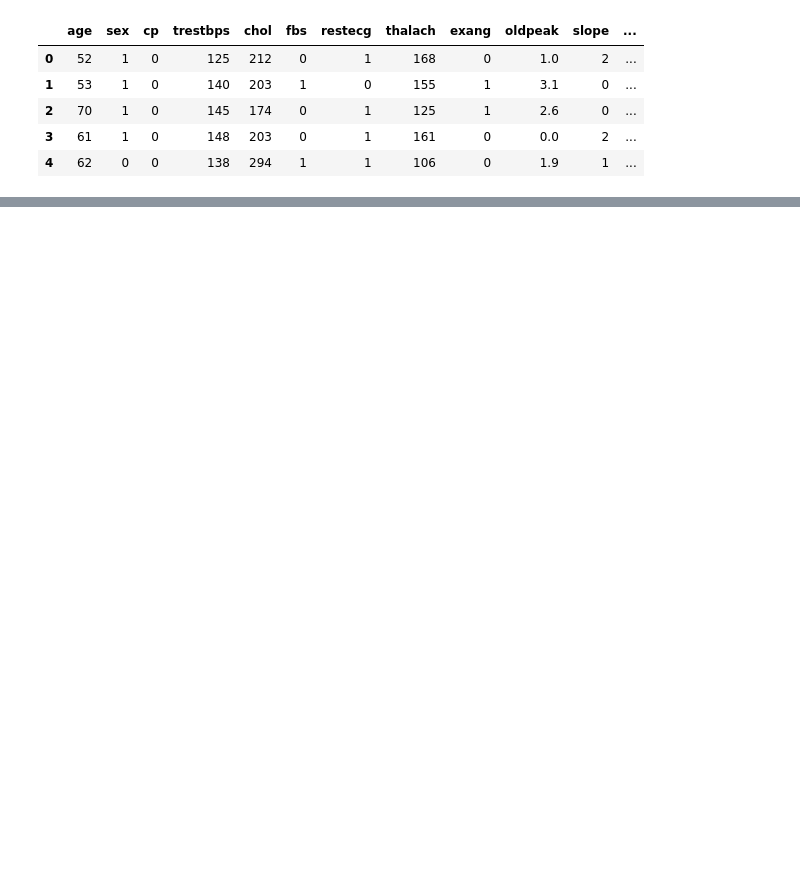
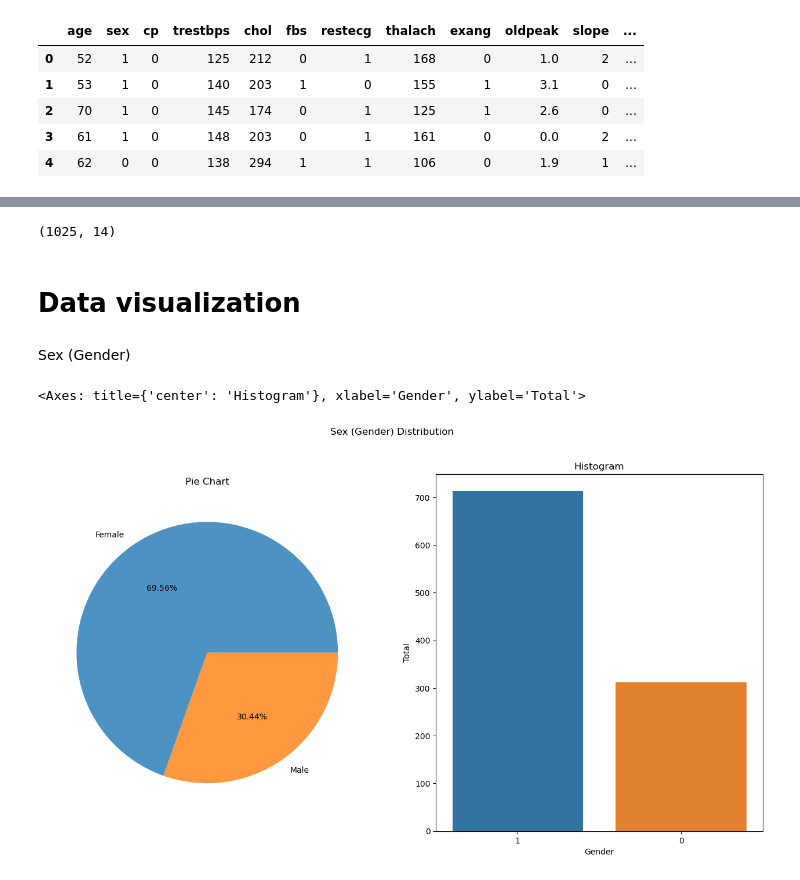
Before and after one commit to deepshikha-s/EC-422_Project, a Jupyter notebook: Exploratory Data Analysis.ipynb, the cells around one changed output, grey strips where cells are left out. Saved outputs shown, nothing was run; the diff lists cells and outputs as text; code cells hidden in the pictures; blank space fills up the shorter version.

```diff
--- a/Exploratory Data Analysis.ipynb
+++ b/Exploratory Data Analysis.ipynb
@@ -31,0 +36,30 @@ df.isna()
+# %%
+df.shape
+# %% [output]
+(1025, 14)
+# %% [markdown]
+# Data visualization
+# %% [markdown]
+Sex (Gender)
+# %%
+labels=['Female', 'Male']
+order=df['sex'].value_counts().index
+
+plt.figure(figsize= (16,8))
+plt.suptitle('Sex (Gender) Distribution')
+
+# subplot 1
+plt.subplot(1,2,1)
+plt.title('Pie Chart')
+plt.pie(df['sex'].value_counts(),labels=labels, autopct='%.2f%%', wedgeprops=dict(alpha=0.8))
+
+# subplot 2
+countplt = plt.subplot(1,2,2)
+plt.title('Histogram')
+ax=sns.countplot(x='sex',data=df,order=order)
+plt.xlabel('Gender')
+plt.ylabel('Total')
+countplt
+# %% [output]
+<Axes: title={'center': 'Histogram'}, xlabel='Gender', ylabel='Total'>
+[figure, added]
```
Also changed, not shown: parts of 50 cells of this notebook.
